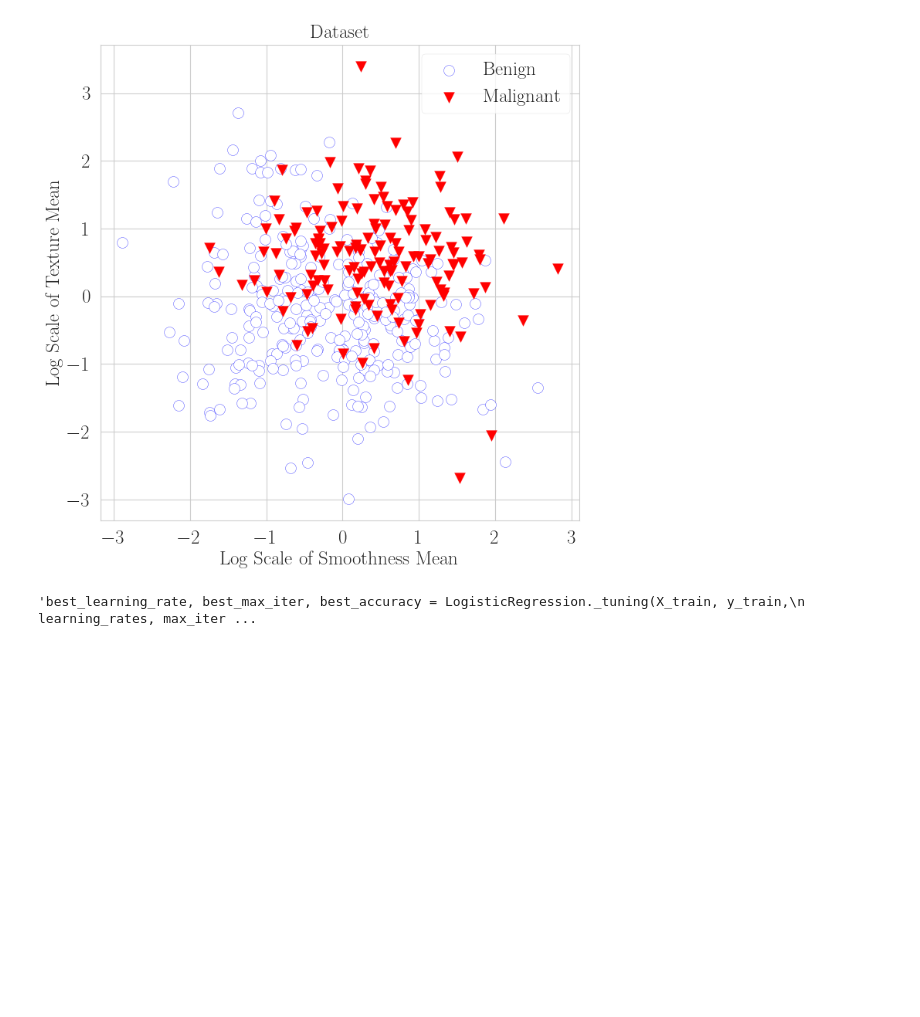
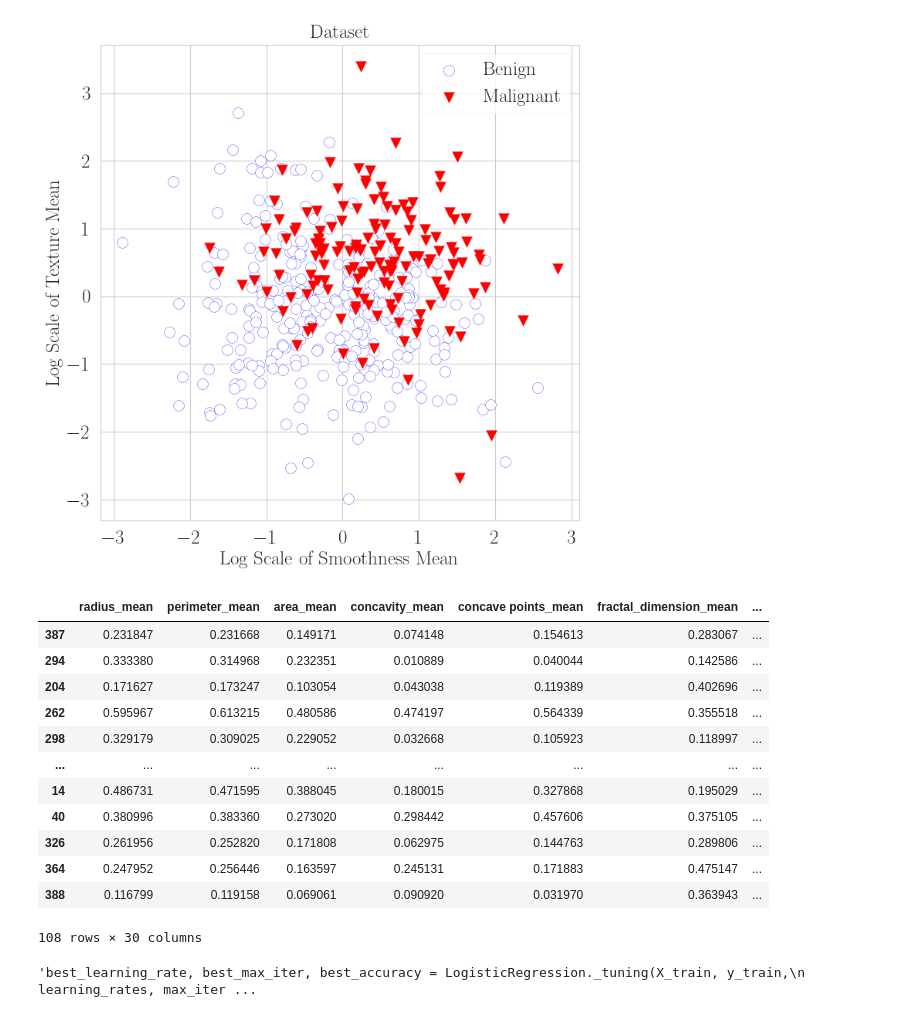
Before and after one commit to qlinhta/BreastCancerDiagnostic, a Jupyter notebook: Notebooks/LogisticRegression.ipynb, the cells around one changed output. Saved outputs shown, nothing was run; the diff lists cells and outputs as text; code cells hidden in the pictures; blank space fills up the shorter version.

```diff
--- a/Notebooks/LogisticRegression.ipynb
+++ b/Notebooks/LogisticRegression.ipynb
@@ -49,6 +49,22 @@ plt.legend()
 plt.show()
 # %% [output]
 [figure]
+# %%
+X_test
+# %% [output]
+|  | radius_mean | perimeter_mean | area_mean | concavity_mean | concave points_mean | fractal_dimension_mean | ... |
+| 387 | 0.231847 | 0.231668 | 0.149171 | 0.074148 | 0.154613 | 0.283067 | ... |
+| 294 | 0.333380 | 0.314968 | 0.232351 | 0.010889 | 0.040044 | 0.142586 | ... |
+| 204 | 0.171627 | 0.173247 | 0.103054 | 0.043038 | 0.119389 | 0.402696 | ... |
+| 262 | 0.595967 | 0.613215 | 0.480586 | 0.474197 | 0.564339 | 0.355518 | ... |
+| 298 | 0.329179 | 0.309025 | 0.229052 | 0.032668 | 0.105923 | 0.118997 | ... |
+| ... | ... | ... | ... | ... | ... | ... | ... |
+| 14 | 0.486731 | 0.471595 | 0.388045 | 0.180015 | 0.327868 | 0.195029 | ... |
+| 40 | 0.380996 | 0.383360 | 0.273020 | 0.298442 | 0.457606 | 0.375105 | ... |
+| 326 | 0.261956 | 0.252820 | 0.171808 | 0.062975 | 0.144763 | 0.289806 | ... |
+| 364 | 0.247952 | 0.256446 | 0.163597 | 0.245131 | 0.171883 | 0.475147 | ... |
+| 388 | 0.116799 | 0.119158 | 0.069061 | 0.090920 | 0.031970 | 0.363943 | ... |
+108 rows × 30 columns
 # %%
 # Tuning the hyperparameters
 learning_rates = [0.001, 0.01, 0.1, 1, 5, 10]
```
Also changed, not shown: 7 other files.
